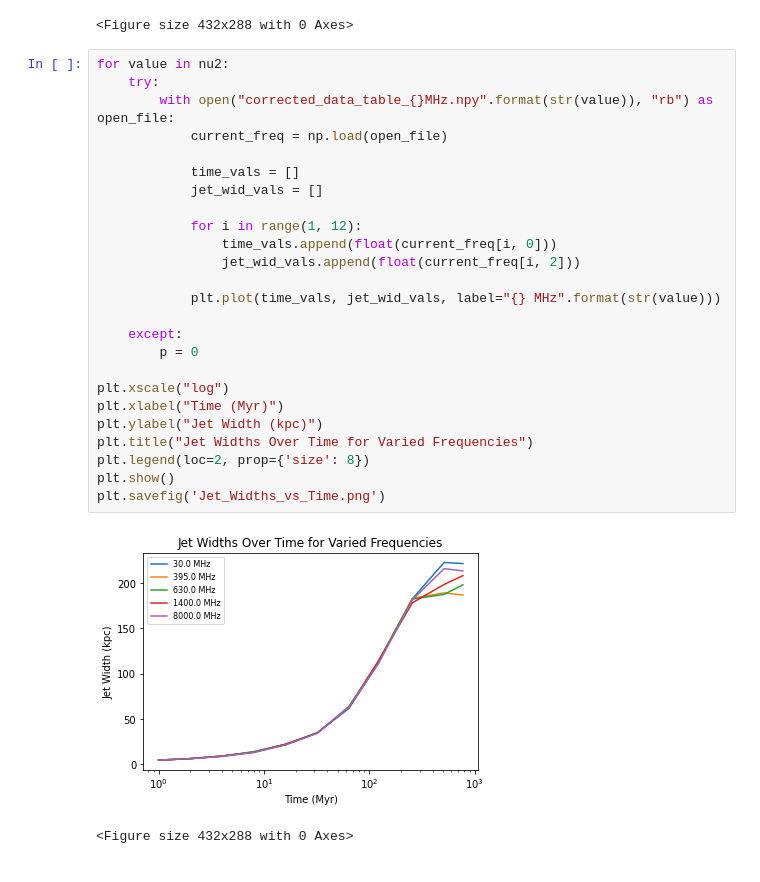
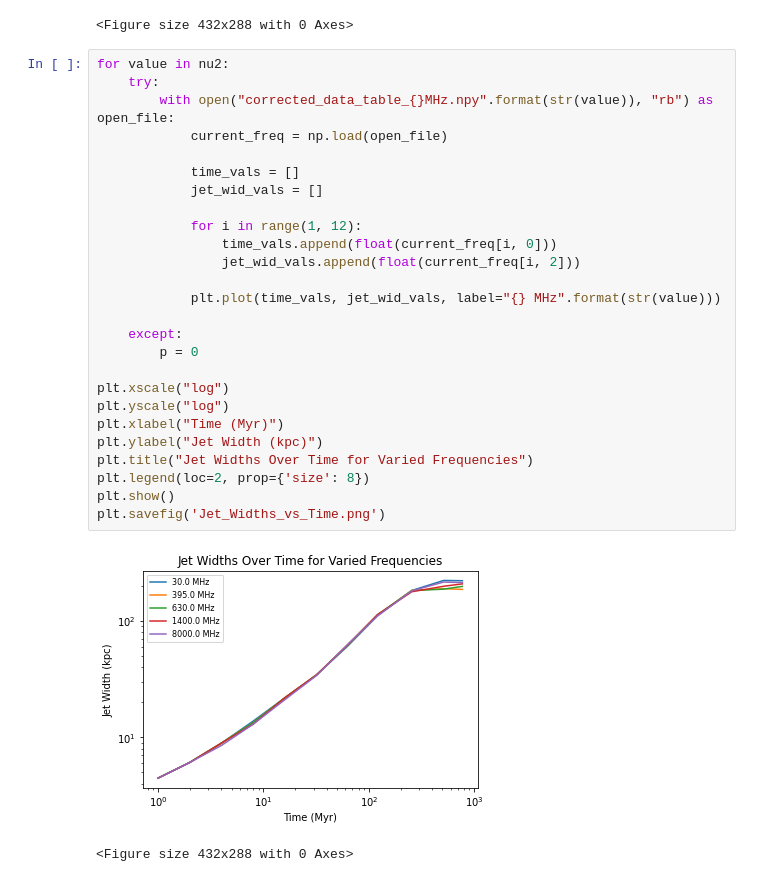
Before and after one commit to SolSamuels/Samuels_JetSimulationWork, a Jupyter notebook: Jet_Length_Width_Determiner_v3.1.ipynb, the cells around one changed output. Drawn from its saved outputs; the diff is of its cells as text.

Commit message:
Graph Updates

```diff
--- a/Jet_Length_Width_Determiner_v3.1.ipynb
+++ b/Jet_Length_Width_Determiner_v3.1.ipynb
@@ -395,30 +395,31 @@ plt.savefig('Jet_Lengths_vs_Time.png')
 # %%
 for value in nu2:
     try:
         with open("corrected_data_table_{}MHz.npy".format(str(value)), "rb") as open_file:
             current_freq = np.load(open_file)
 
             time_vals = []
             jet_wid_vals = []
 
             for i in range(1, 12):
                 time_vals.append(float(current_freq[i, 0]))
                 jet_wid_vals.append(float(current_freq[i, 2]))
 
             plt.plot(time_vals, jet_wid_vals, label="{} MHz".format(str(value)))
 
     except:
         p = 0
 
 plt.xscale("log")
+plt.yscale("log")
 plt.xlabel("Time (Myr)")
 plt.ylabel("Jet Width (kpc)")
 plt.title("Jet Widths Over Time for Varied Frequencies")
 plt.legend(loc=2, prop={'size': 8})
 plt.show()
 plt.savefig('Jet_Widths_vs_Time.png')
 # %% [output]
-[figure, old version]
+[figure, new version]
 <Figure size 432x288 with 0 Axes>
 # %%
 for value in nu2:
```
Also changed, not shown: parts of 1 cell of this notebook.
